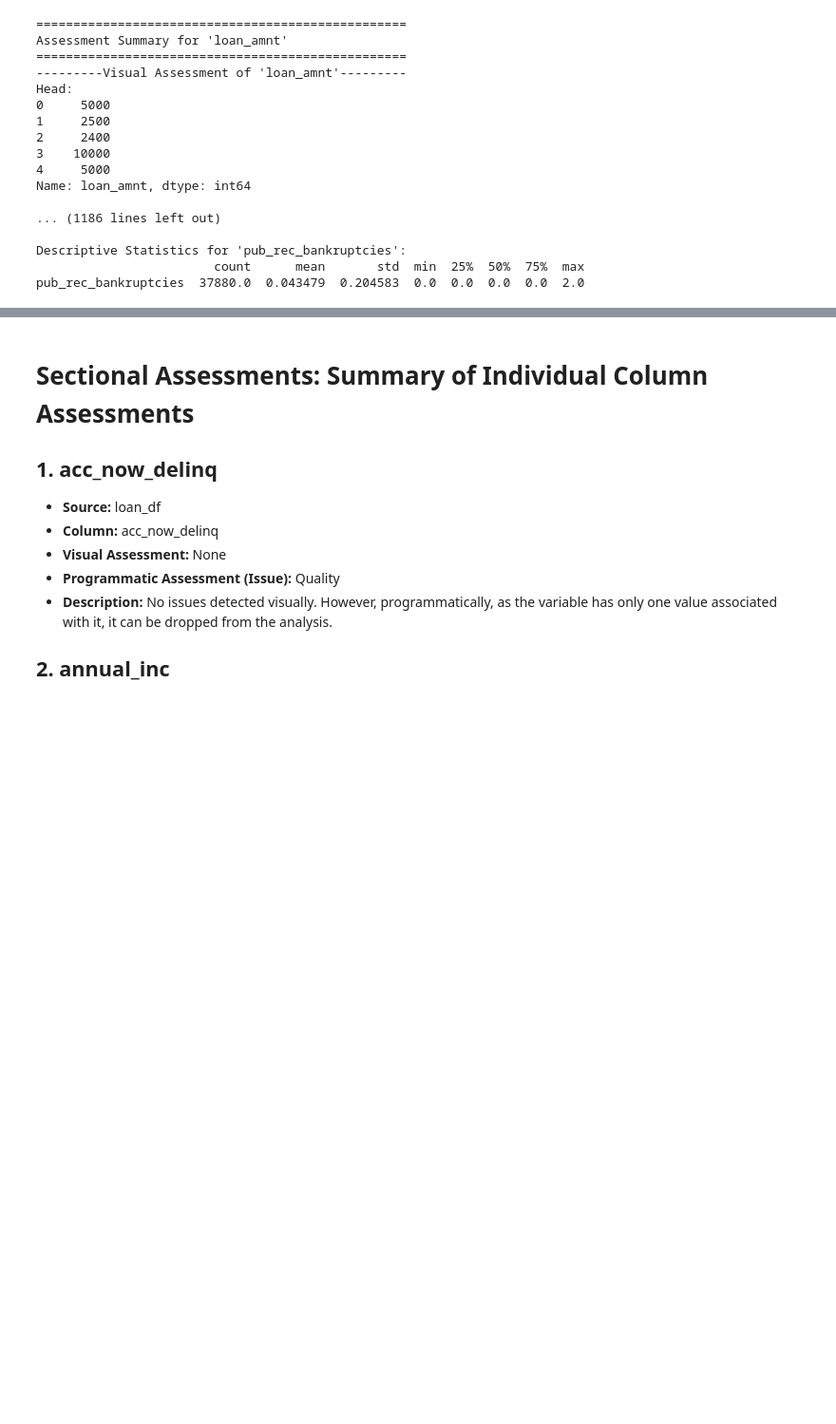
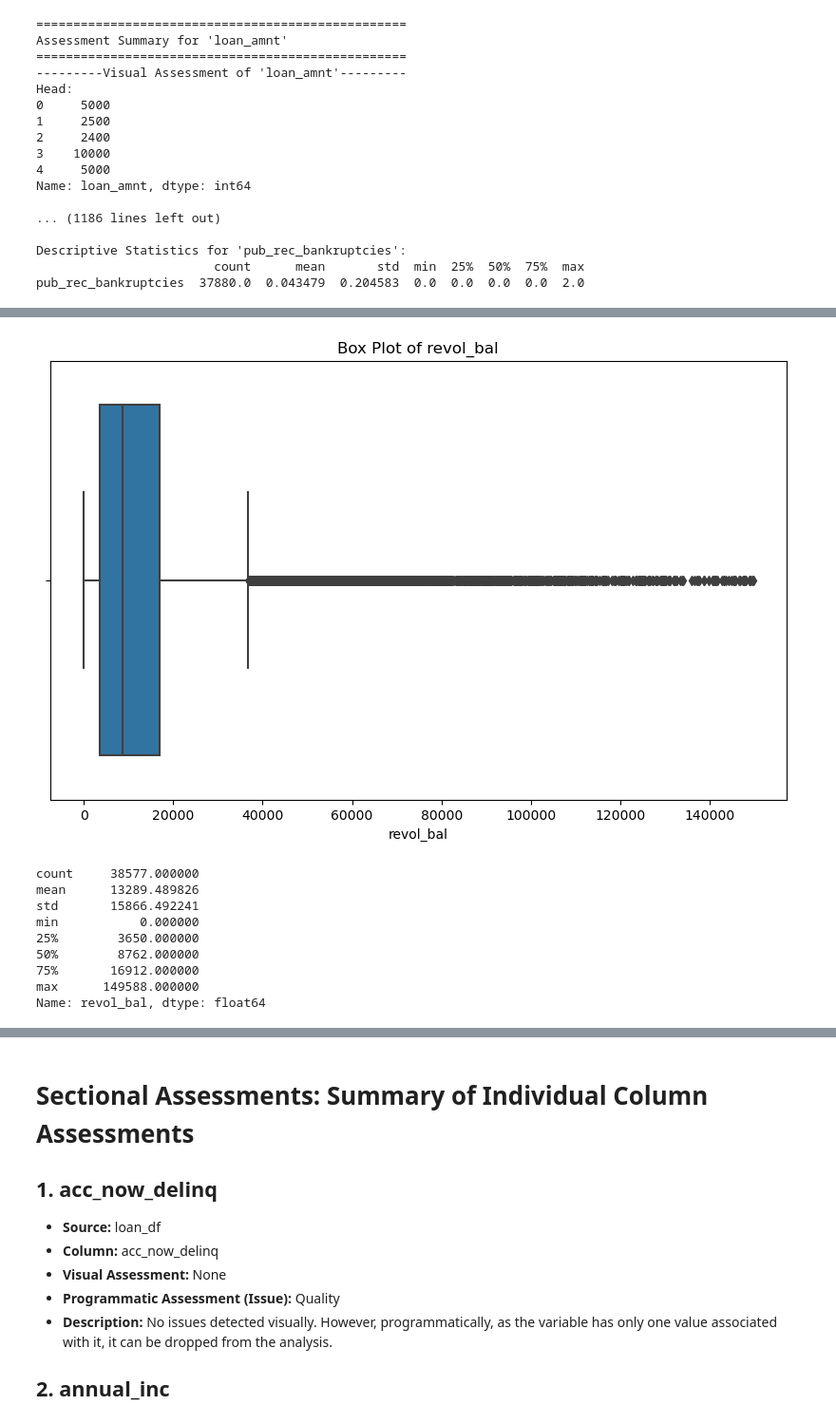
Before and after one commit to SouhardyaBiswas/Lending_Club_CaseStudy, a Jupyter notebook: code/Lending_Club_Case_Study.ipynb, the cells around one changed output, grey strips where cells are left out. Shown at 95% size. Drawn from its saved outputs; the diff is of its cells as text; code cells hidden in the pictures; blank space fills up the shorter version.

Commit message:
cleaned the data fully.

```diff
--- a/code/Lending_Club_Case_Study.ipynb
+++ b/code/Lending_Club_Case_Study.ipynb
@@ -731,0 +739,21 @@ pub_rec_bankruptcies  37880.0  0.043479  0.204583  0.0  0.0  0.0  0.0  2.0
+# %%
+# Plot a box plot to visualize outliers
+plt.figure(figsize=(10, 6))
+sns.boxplot(x=loanData['revol_bal'])
+plt.title('Box Plot of revol_bal')
+plt.show()
+
+# Describe the statistical properties of the column
+revol_bal_stats = loanData['revol_bal'].describe()
+print(revol_bal_stats)
+# %% [output]
+[figure, added]
+count     38577.000000
+mean      13289.489826
+std       15866.492241
+min           0.000000
+25%        3650.000000
+50%        8762.000000
+75%       16912.000000
+max      149588.000000
+Name: revol_bal, dtype: float64
```
Also changed, not shown: parts of 18 cells of this notebook.
